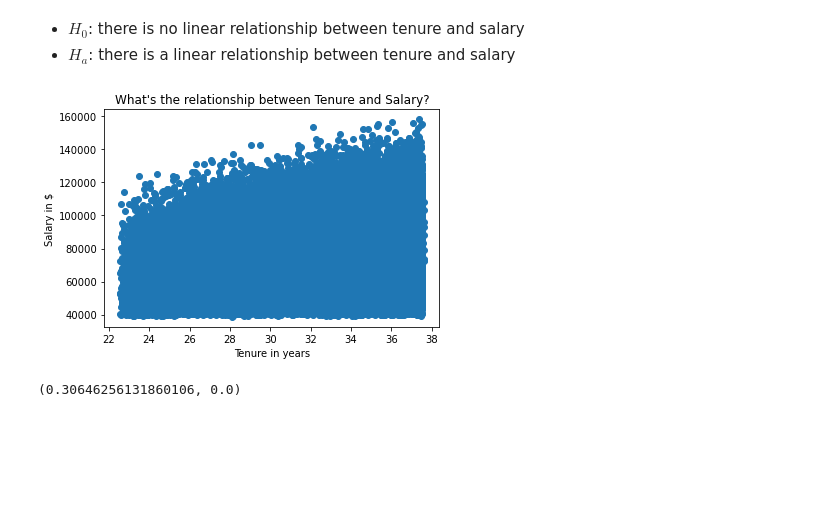
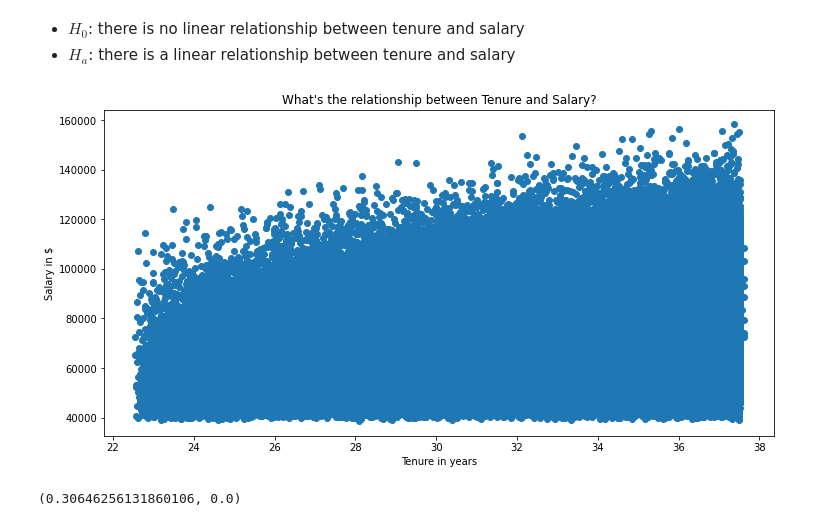
Before and after one commit to DanChurchill/statistics-exercises, a Jupyter notebook: hypothesis_testing.ipynb, the cells around one changed output. Cells and saved outputs as stored; diff of their text form; code cells hidden in the pictures; blank space fills up the shorter version.

```diff
--- a/hypothesis_testing.ipynb
+++ b/hypothesis_testing.ipynb
@@ -403,16 +403,16 @@ salaries.head()
 # %%
 # get columns and plot values
 x = salaries.tenure / 365
 y = salaries.salary
 
+plt.figure(figsize= (12,6))
 plt.scatter(x, y)
-
 plt.title("What's the relationship between Tenure and Salary?")
 plt.xlabel('Tenure in years')
 plt.ylabel('Salary in $')
 plt.show()
 # %% [output]
-[figure, old version]
+[figure, new version]
 # %%
 # calculate values
 r , p = stats.pearsonr(x,y)
```
